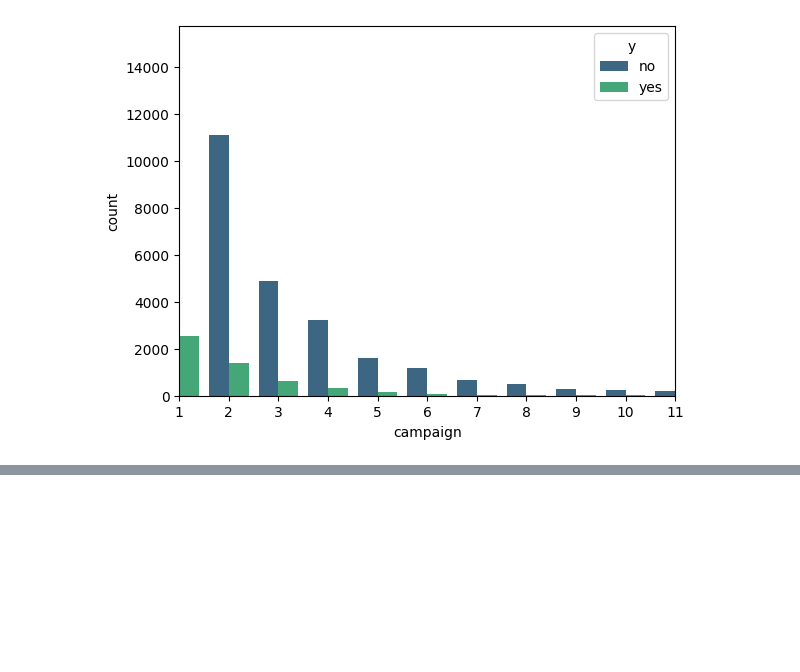
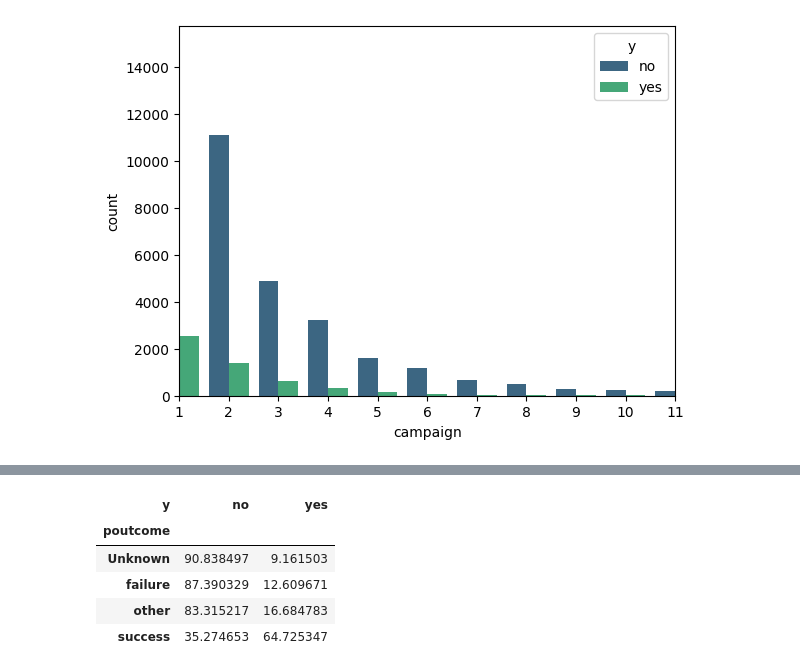
Before and after one commit to DenizBerkDemirag/bank-marketing, a Jupyter notebook: eda_analysis.ipynb, the cells around one changed output, grey strips where cells are left out. Saved outputs shown, nothing was run; the diff lists cells and outputs as text; code cells hidden in the pictures; blank space fills up the shorter version.

```diff
--- a/eda_analysis.ipynb
+++ b/eda_analysis.ipynb
@@ -392,0 +438,9 @@ plt.xticks(range(0, 11))
+# %%
+pd.crosstab(df['poutcome'], df['y'], normalize='index') * 100
+# %% [output]
+| y | no | yes |
+| poutcome |  |  |
+| Unknown | 90.838497 | 9.161503 |
+| failure | 87.390329 | 12.609671 |
+| other | 83.315217 | 16.684783 |
+| success | 35.274653 | 64.725347 |
```
Also changed, not shown: parts of 5 cells of this notebook.
